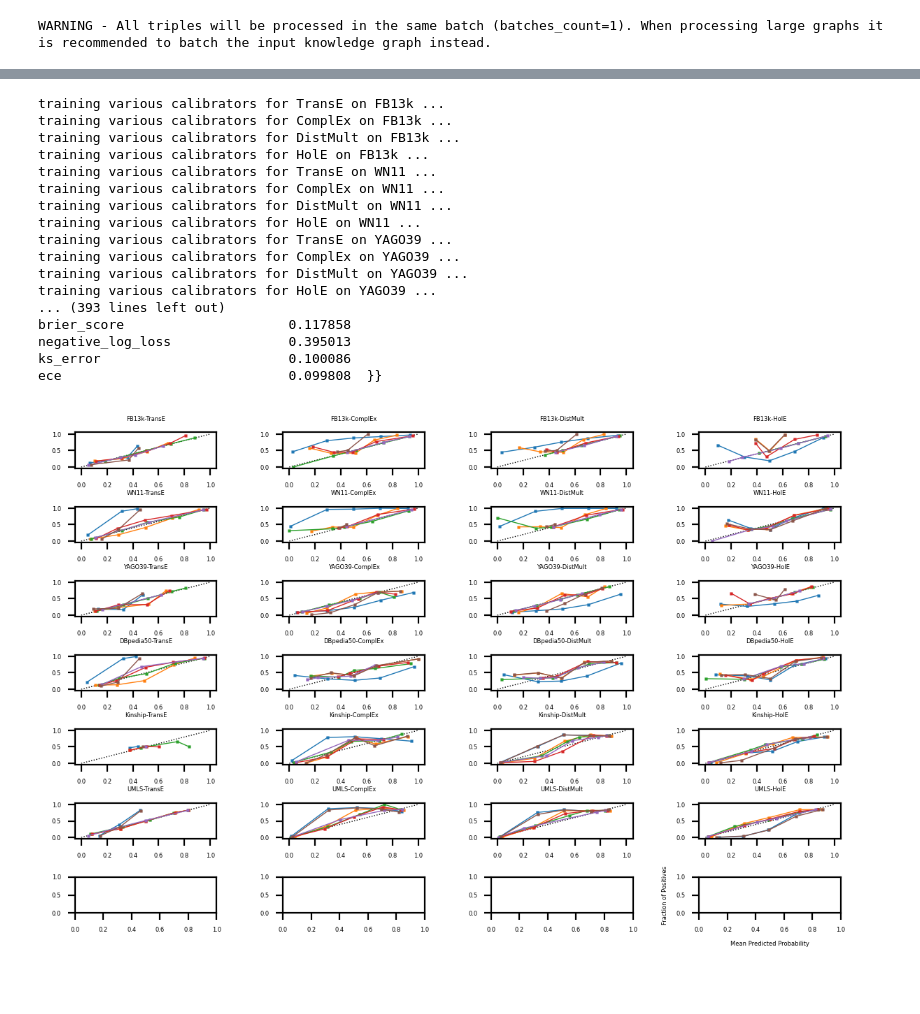
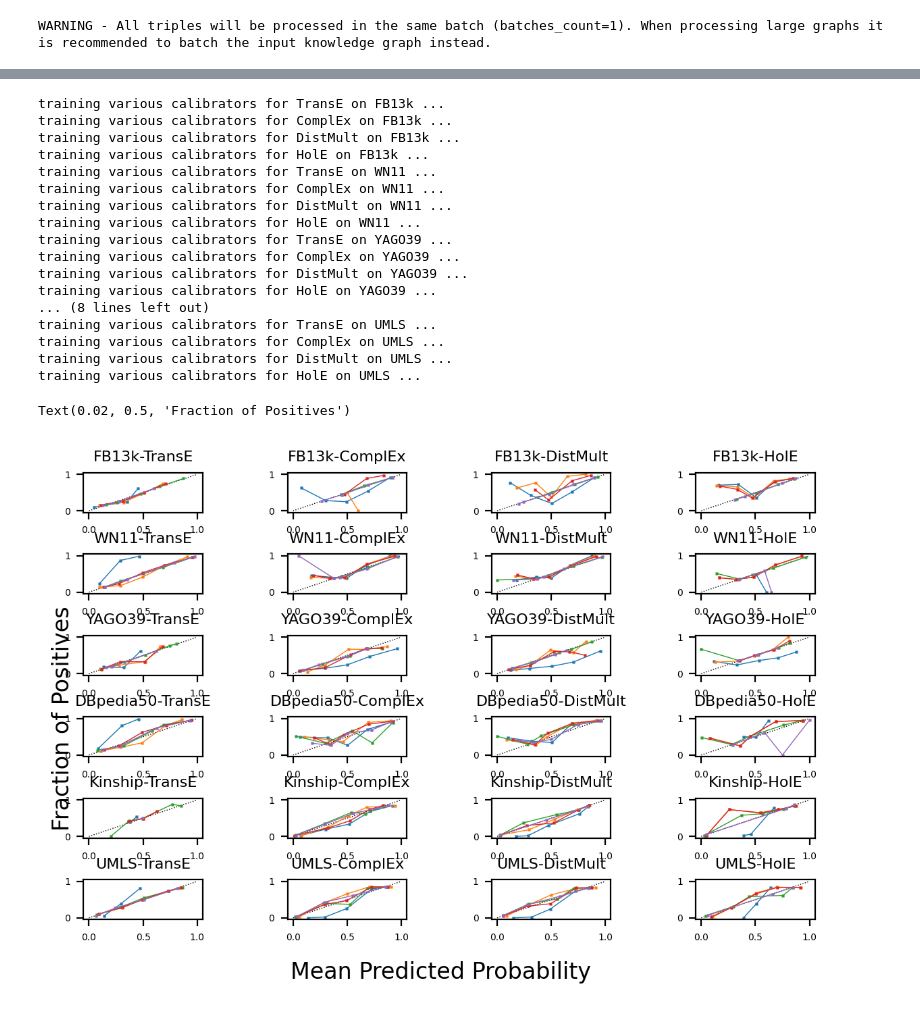
Before and after one commit to TREAT-UOE/kgcal, a Jupyter notebook: notebooks/exp4-2.ipynb, the cells around one changed output, grey strips where cells are left out. Saved outputs shown, nothing was run; the diff lists cells and outputs as text; code cells hidden in the pictures.

```diff
--- a/notebooks/exp4-2.ipynb
+++ b/notebooks/exp4-2.ipynb
@@ -25,7 +25,7 @@ kges = get_kgemodels()
 WARNING - All triples will be processed in the same batch (batches_count=1). When processing large graphs it is recommended to batch the input knowledge graph instead.
 # %%
 exp = Experiment(
-    cals=[cals.uncal, cals.platt, cals.isot, cals.beta, cals.histbin, cals.temperature],
+    cals=[cals.uncal, cals.platt, cals.isot, cals.beta, cals.histbin],
     datasets=[ds.fb13, ds.wn18, ds.yago39, ds.dp50, ds.kinship, ds.umls],
     kges=[kges.transE, kges.complEx, kges.distMult, kges.hoLE],
     metrics=[brier_score, negative_log_loss, ks_error, ece]
@@ -65,22 +49,13 @@ training various calibrators for TransE on YAGO39 ...
 training various calibrators for ComplEx on YAGO39 ...
 training various calibrators for DistMult on YAGO39 ...
 training various calibrators for HolE on YAGO39 ...
-... (393 lines left out)
-brier_score                     0.117858
-negative_log_loss               0.395013
-ks_error                        0.100086
-ece                             0.099808  }}
+... (8 lines left out)
+training various calibrators for TransE on UMLS ...
+training various calibrators for ComplEx on UMLS ...
+training various calibrators for DistMult on UMLS ...
+training various calibrators for HolE on UMLS ...
 # %%
 from sklearn.calibration import CalibrationDisplay
-
-plt.rcParams['figure.dpi'] = 200 # default for me was 75
-plt.rc('axes', labelsize=3)
-plt.rc('axes', titlesize=3)
-plt.rc('xtick', labelsize=3)
-plt.rc('ytick', labelsize=3)
-plt.rc('legend', fontsize=3)
-plt.rc('lines', linewidth=0.5)
-plt.rc('lines', markersize=0.5)
 
 
 def plot_ds_kge_cals(data, kge, cals, ax=None):
@@ -97,18 +72,29 @@ def plot_ds_kge_cals(data, kge, cals, ax=None):
     ax.set(xlabel=None)
     ax.set(ylabel=None)
 # %%
-fig, axes = plt.subplots(7, 4)
+plt.rc('figure', dpi=200) # default for me was 75
+plt.rc('axes', labelsize=10)
+plt.rc('axes', titlesize=8)
+plt.rc('xtick', labelsize=5)
+plt.rc('ytick', labelsize=5)
+plt.rc('legend', fontsize=8)
+plt.rc('lines', linewidth=0.5)
+plt.rc('lines', markersize=0.5)
+
+fig, axes = plt.subplots(6, 4)
 plt.xlabel('Mean Predicted Probability')
 plt.ylabel('Fraction of Positives')
 fig.tight_layout(h_pad=0.8)
 for i, data in enumerate(exp.datasets):
     for j, kge in enumerate(exp.trained_kges[data.name].values()):
         cals = exp.trained_cals[data.name][kge.name].values()
         plot_ds_kge_cals(data, kge, cals, axes[i][j])
-
+fig.supxlabel('Mean Predicted Probability')
+fig.supylabel('Fraction of Positives')
 # plt.legend()
 # %% [output]
+Text(0.02, 0.5, 'Fraction of Positives')
-[figure, old version]
+[figure, new version]
 # %%
 from sklearn.metrics import accuracy_score
 
```
Also changed, not shown: parts of 6 cells of this notebook, 26 other files.
